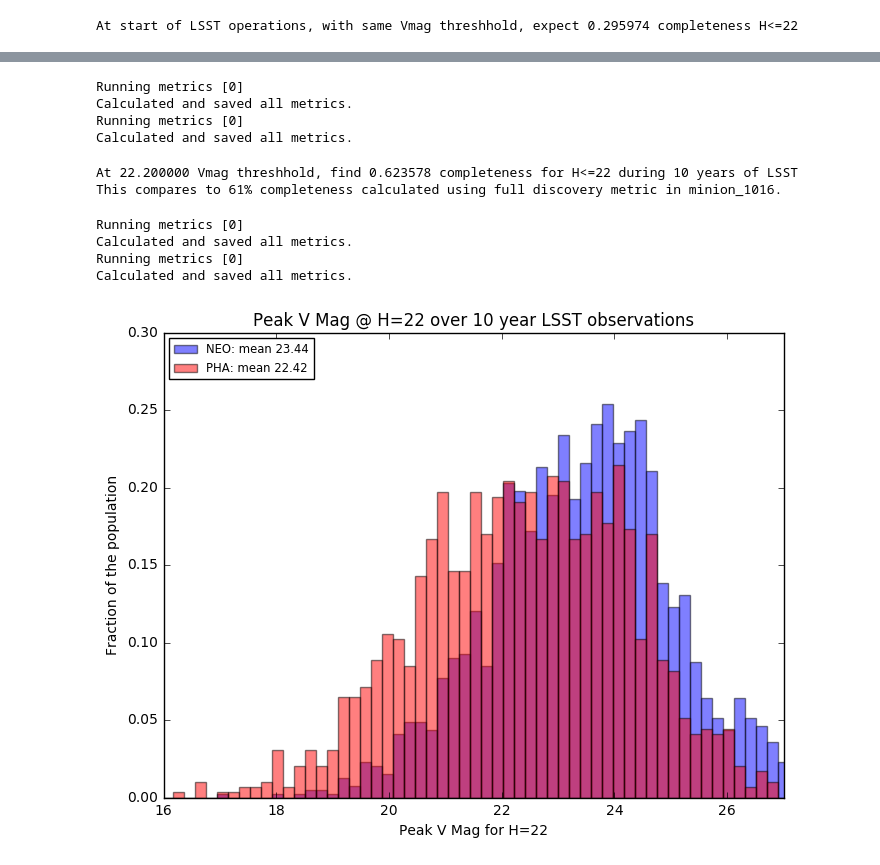
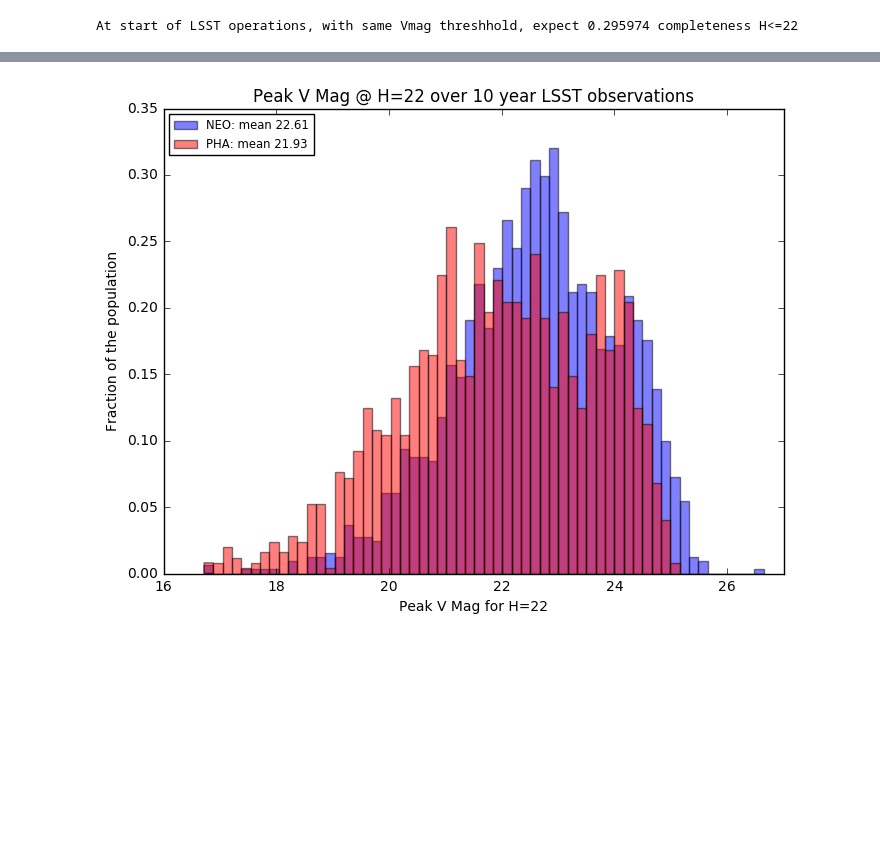
Before and after one commit to lsst-pst/neo_capabilities, a Jupyter notebook: Bright Objects Discovery Boost.ipynb, the cells around one changed output, grey strips where cells are left out. Cells and saved outputs as stored; diff of their text form; code cells hidden in the pictures; blank space fills up the shorter version.

Commit message:
Added completeness plots and workbook to create them

```diff
--- a/Bright Objects Discovery Boost.ipynb
+++ b/Bright Objects Discovery Boost.ipynb
@@ -108,0 +95,14 @@ for t in ephems:
+# %%
+import pandas as pd
+ephemFile = {}
+ddir = '/Users/lynnej/ephems/'
+ephemFile['pha15'] = os.path.join(ddir, 'phas_15.dat')  # PHA ephems from 2000-2015
+ephemFile['neo15'] = os.path.join(ddir, 'neos_15.dat')  # NEO ephems from 2000-2015
+ephemFile['pha22'] = os.path.join(ddir, 'phas_22.dat')  # PHA ephems from 2000-2022
+ephemFile['neo22'] = os.path.join(ddir, 'neos_22.dat')  # NEO ephems from 2000-2022
+ephemFile['pha10'] = os.path.join(ddir, 'phas_10.dat')  # PHA ephems from 2022-2032
+ephemFile['neo10'] = os.path.join(ddir, 'neos_10.dat')  # NEO ephems from 2022-2032
+
+ephems = {}
+for t in ephemFile:
+    ephems[t] = pd.read_table(ephemFile[t], delim_whitespace=True)
@@ -264,31 +273,0 @@ for t in lsstEphems:
-# %%
-# And set up the moving object metricBundles.
-plotFuncs = [plots.MetricVsH()]
-
-knownBundle = {}
-peakVBundle = {}
-for t in slicerLsstEphs:
-    plotDict = {'nxbins': 200, 'nybins': 200,
-                'title': '%s: %s' % ("LSST discoveries", t)}
-    metric = metrics.PeakVMagMetric()
-    peakVBundle[t] = mmb.MoMetricBundle(metric, slicerLsstEphs[t], None,
-                                        runName="LSST discoveries", metadata=t,
-                                        plotDict=plotDict, plotFuncs=plotFuncs)
-# %%
-for t in slicerLsstEphs:
-    bg = mmb.MoMetricBundleGroup({0: peakVBundle[t]}, outDir=outDir, resultsDb=None)
-    bg.runAll()
-# %% [output]
-Running metrics [0]
-Calculated and saved all metrics.
-Running metrics [0]
-Calculated and saved all metrics.
-# %%
-# Find the V mag threshhold corresponding to 25% completeness for H<=22, at the present time.
-lsstthresh = 22.2
-comp = calcFrac(peakVBundle['neo'].metricValues, Hrange, lsstthresh)
-print "At %f Vmag threshhold, find %f completeness for H<=22 during 10 years of LSST" % (lsstthresh, comp[Hidx][0])
-print "This compares to 61% completeness calculated using full discovery metric in minion_1016."
-# %% [output]
-At 22.200000 Vmag threshhold, find 0.623578 completeness for H<=22 during 10 years of LSST
-This compares to 61% completeness calculated using full discovery metric in minion_1016.
@@ -305,27 +274,19 @@ for t in ['pha', 'neo']:
-# %%
-for t in ['pha', 'neo']:
-    bg = mmb.MoMetricBundleGroup({0: lsst_peakVBundle[t]}, outDir=outDir, resultsDb=None)
-    bg.runAll()
-# %% [output]
-Running metrics [0]
-Calculated and saved all metrics.
-Running metrics [0]
-Calculated and saved all metrics.
 # %%
+# Just a plot to show why completeness so different for neos vs phas
 Hidx = np.where(Hrange == 22)[0]
-lpha = np.swapaxes(lsst_peakVBundle['pha'].metricValues, 0, 1)[Hidx][0]
-lneo = np.swapaxes(lsst_peakVBundle['neo'].metricValues, 0, 1)[Hidx][0]
+lpha = np.swapaxes(peakVBundle['pha10'].metricValues, 0, 1)[Hidx][0]
+lneo = np.swapaxes(peakVBundle['neo10'].metricValues, 0, 1)[Hidx][0]
 
 plt.figure(figsize=(8, 6))
 meanV = np.mean(lneo)
-n, b, p = plt.hist(lneo, bins=150, normed=True, color='b', alpha=0.5, label='NEO: mean %.2f' % meanV)
+n, b, p = plt.hist(lneo, bins=60, normed=True, color='b', alpha=0.5, label='NEO: mean %.2f' % meanV)
 meanV = np.mean(lpha)
 n, b, p = plt.hist(lpha, bins=b, normed=True, color='r', alpha=0.5, label='PHA: mean %.2f' % meanV)
 plt.xlim(16, 27)
 plt.legend(loc='upper left', fontsize='smaller')
 plt.title('Peak V Mag @ H=22 over 10 year LSST observations')
 plt.xlabel('Peak V Mag for H=22')
 plt.ylabel('Fraction of the population')
 plt.savefig('lsst_peakVmag.pdf')
 # %% [output]
-[figure, old version]
+[figure, new version]
```
Also changed, not shown: parts of 39 cells of this notebook, 2 other files.
